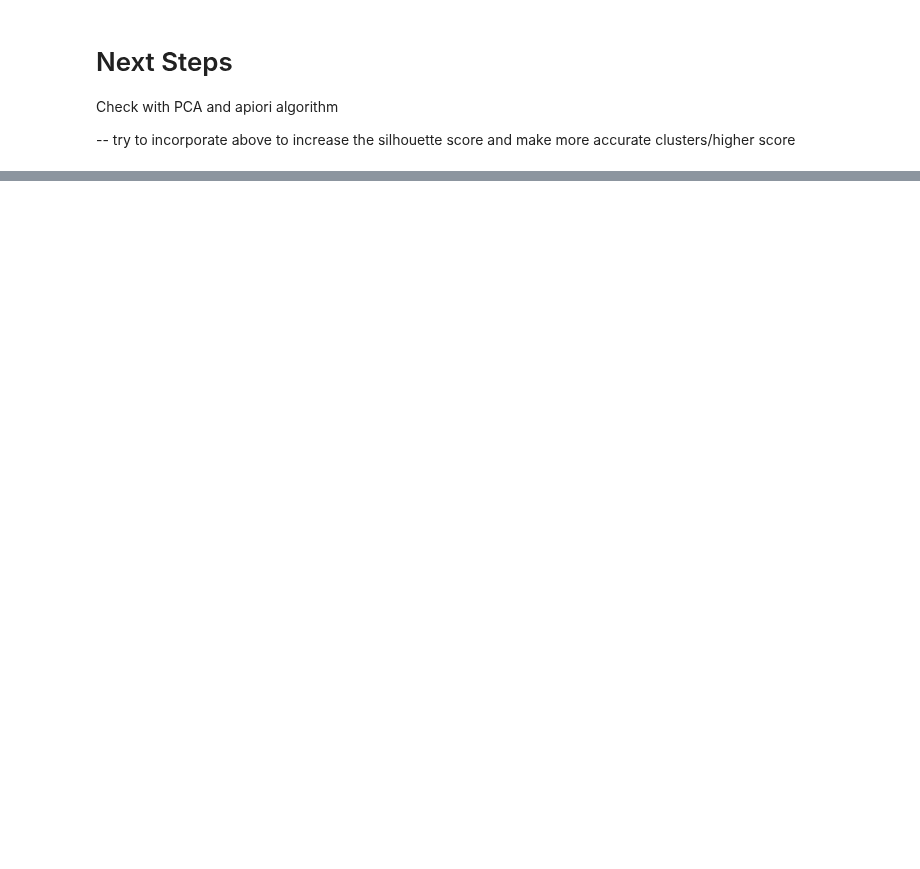
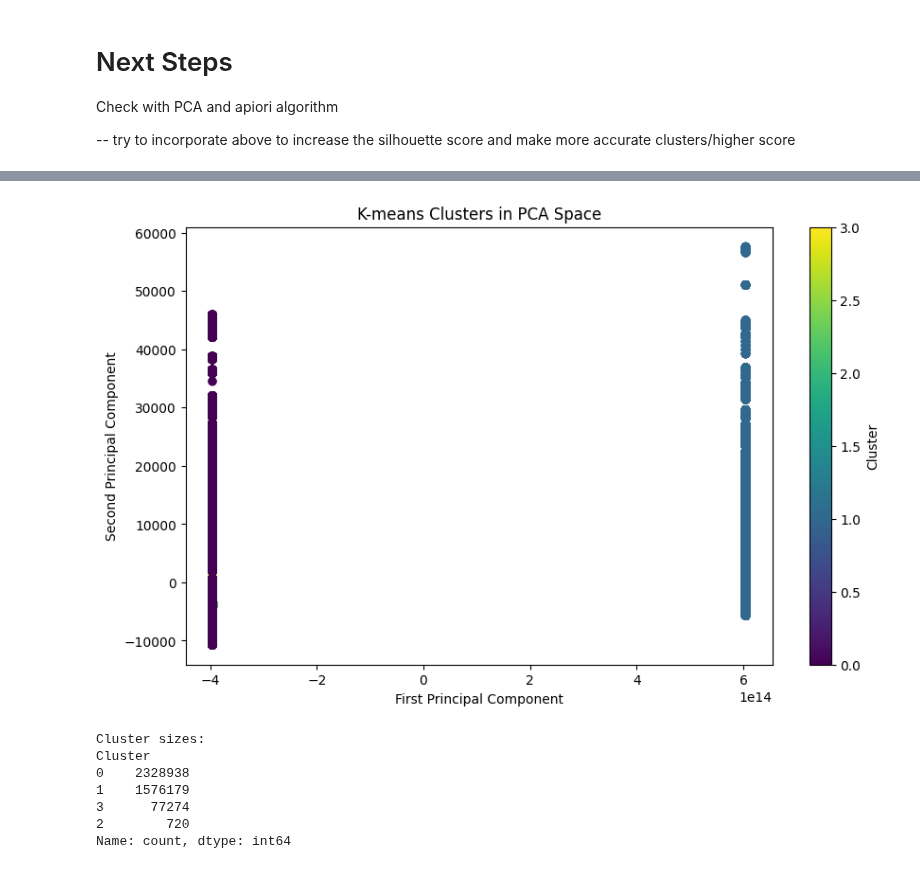
Before and after one commit to manntalati/consumer_spending_ml, a Jupyter notebook: classification_model/model.ipynb, the cells around one changed output, grey strips where cells are left out. Drawn from its saved outputs; the diff is of its cells as text; code cells hidden in the pictures; blank space fills up the shorter version.

```diff
--- a/classification_model/model.ipynb
+++ b/classification_model/model.ipynb
@@ -324,0 +323,3 @@ PCA does not accept missing values encoded as NaN natively. For supervised learn
+# %%
+transformed_data = pca.transform(master2_df_numeric)
+transformed_data
@@ -330,0 +365,36 @@ Check with PCA and apiori algorithm
+# %%
+from sklearn.cluster import KMeans
+from sklearn.metrics import silhouette_score
+import matplotlib.pyplot as plt
+import pandas as pd
+
+# 1. Create DataFrame with PCA transformed data
+pca_df = pd.DataFrame(transformed_data, columns=['PC1', 'PC2', 'PC3', 'PC4'])
+
+# 2. Apply K-means clustering
+kmeans = KMeans(n_clusters=4, random_state=42)
+cluster_labels = kmeans.fit_predict(transformed_data)
+
+# 3. Add cluster labels to PCA dataframe
+pca_df['Cluster'] = cluster_labels
+
+
+# 5. Get cluster centers
+cluster_centers = kmeans.cluster_centers_
+
+# 6. Basic analysis of clusters
+print("\nCluster sizes:")
+print(pca_df['Cluster'].value_counts())
+
+# 7. Calculate silhouette score
+silhouette_avg = silhouette_score(transformed_data, cluster_labels)
+print(f"\nSilhouette Score: {silhouette_avg}")
+# %% [output]
+[figure, added]
+Cluster sizes:
+Cluster
+0    2328938
+1    1576179
+3      77274
+2        720
+Name: count, dtype: int64
```
Also changed, not shown: parts of 6 cells of this notebook.
